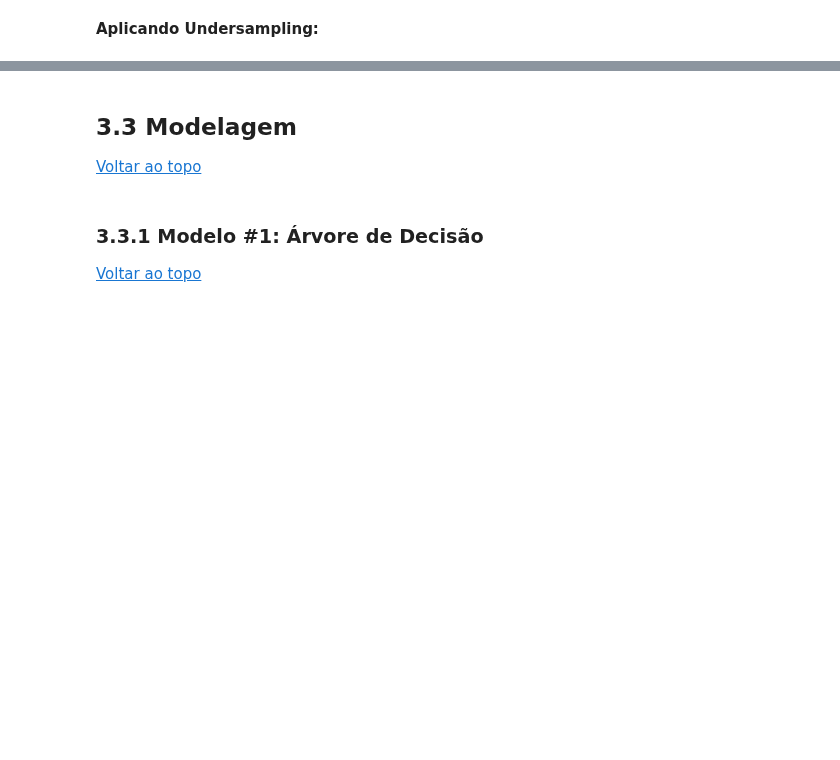
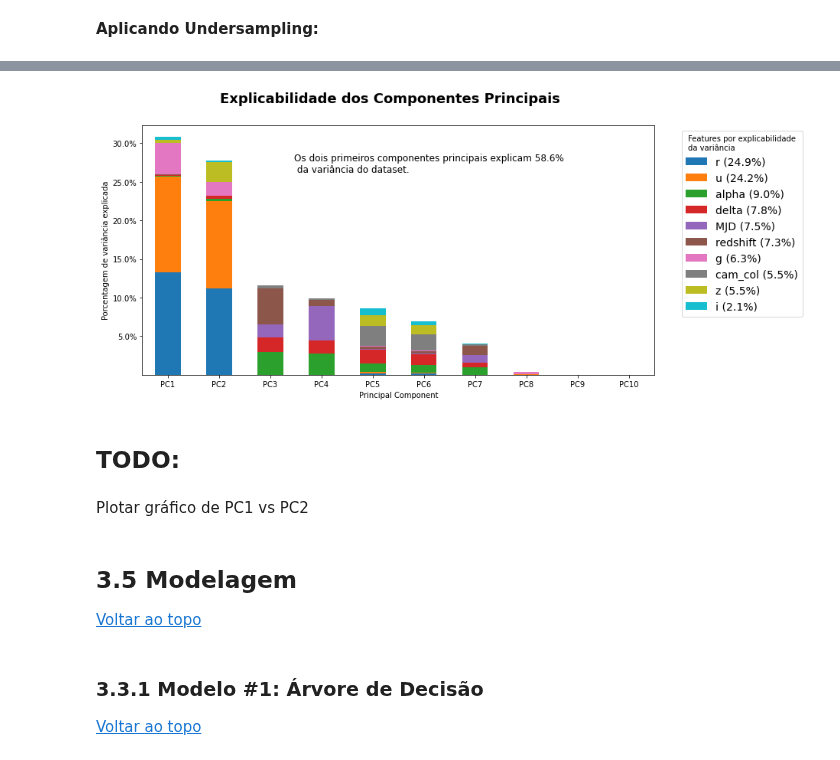
Before and after one commit to gutessitore/StellarClassification, a Jupyter notebook: Relatorio.ipynb, the cells around one changed output, grey strips where cells are left out. Cells and saved outputs as stored; diff of their text form; code cells hidden in the pictures; blank space fills up the shorter version.

```diff
--- a/Relatorio.ipynb
+++ b/Relatorio.ipynb
@@ -256,0 +260,3 @@ plot_resample_comparison(oversam_perf, undersam_perf, default_perf,
+# %%
+%%time
+pca_data = pca.fit_transform(X_train)
@@ -257,5 +323,49 @@ plot_resample_comparison(oversam_perf, undersam_perf, default_perf,
+# %%
+def plot_pca_explicability(pca_, feat_labels, limit_pc=10, limit_feat=None):
+    """
+    Plot explicability chart of the first limit_pc PCs
+    """
+    # To format y axis as percentage
+    import matplotlib.ticker as mtick
+
+
+    pc_feat = n_most_important_feat_per_pca(pca_, feat_labels)
+
+    if isinstance(limit_pc, int):
+        pc_feat = pc_feat.iloc[:limit_pc, :]
+
+    if limit_feat:
+        if limit_feat > len(pca_.components_):
+            raise ValueError('You cant have more features than components')
+        if limit_feat <=2:
+            raise ValueError('You need at least 2 components')
+        remain = pc_feat.iloc[:, limit_feat+1:].sum(axis=1)
+        remain.rename(f'Demais features ({remain.sum()*100:.1f}%)', inplace=True)
+        pc_feat = pd.concat([pc_feat.iloc[:, :limit_feat+1], remain], axis=1)
+
+    expl_2_first = pc_feat.iloc[:2, 1:].sum().sum()
+    pc_feat.plot(x='PC', kind='bar', stacked=True, figsize=(12, 6))
+    plt.legend(title='Features por explicabilidade\nda variância', loc='upper right', bbox_to_anchor=(1.3, 1), prop={'size':14})
+    plt.ylabel('Porcentagem de variância explicada')
+    plt.xlabel('Principal Component')
+    plt.suptitle('Explicabilidade dos Componentes Principais', size=18, weight='bold')
+    plt.annotate(
+        text=f'Os dois primeiros componentes principais explicam {expl_2_first*100:.1f}%\n da variância do dataset.',
+        xy=(0.3,0.7), xycoords='figure fraction', size=12
+    )
+    plt.gca().yaxis.set_major_formatter(mtick.PercentFormatter(1))
+    plt.xticks(rotation=0)
+    plt.show()
+# %%
+plot_pca_explicability(pca, preprocessing.get_feature_names_out())
+# %% [output]
+[figure, added]
+# %% [markdown]
+## TODO:
+# %% [markdown]
+Plotar gráfico de PC1 vs PC2
 # %% [markdown]
-## 3.3 Modelagem <a class="anchor" id="section-3-3"></a>
+## 3.5 Modelagem <a class="anchor" id="section-3-5"></a>
 [Voltar ao topo](#section-0)
 # %% [markdown]
 ### 3.3.1 Modelo #1: Árvore de Decisão <a class="anchor" id="section-3-3-1"></a>
```
Also changed, not shown: parts of 53 cells of this notebook.
